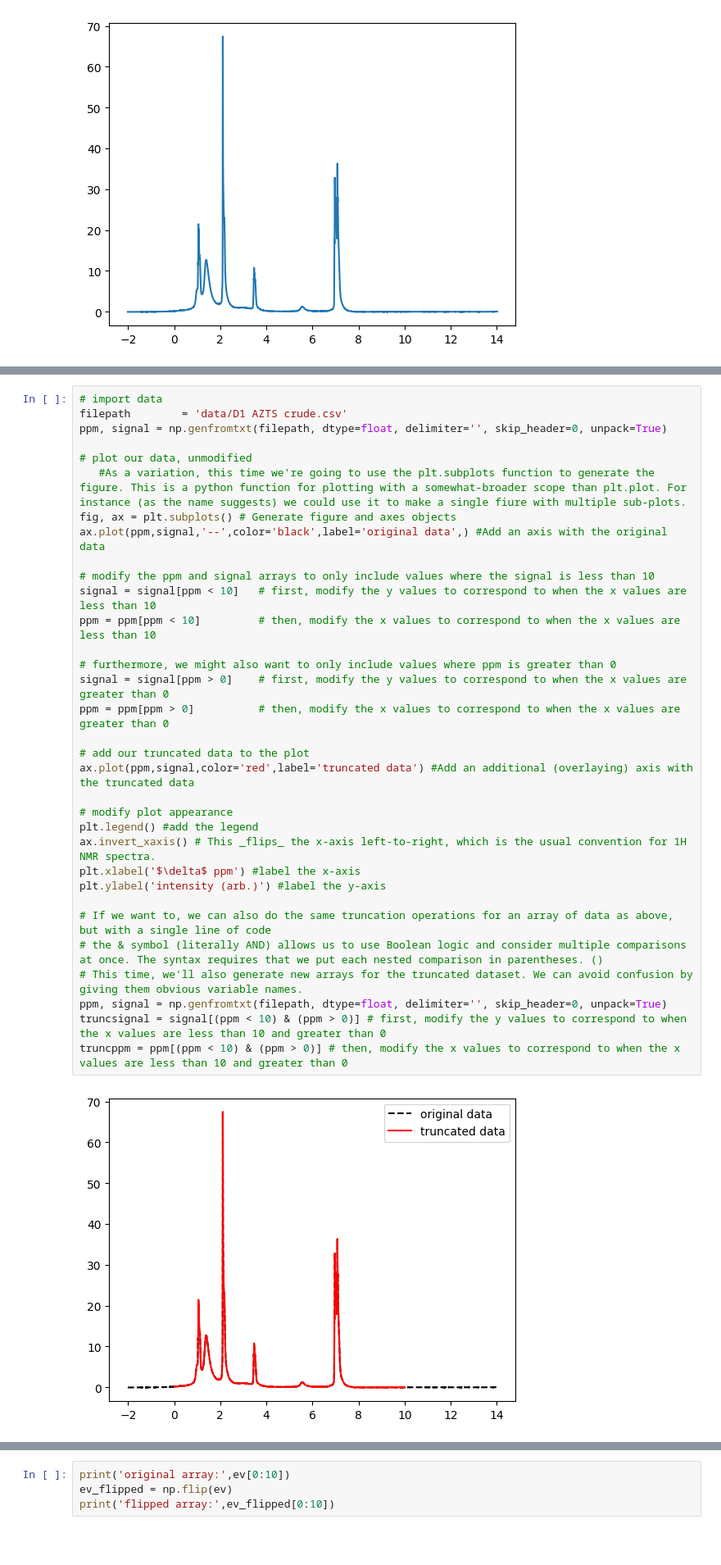
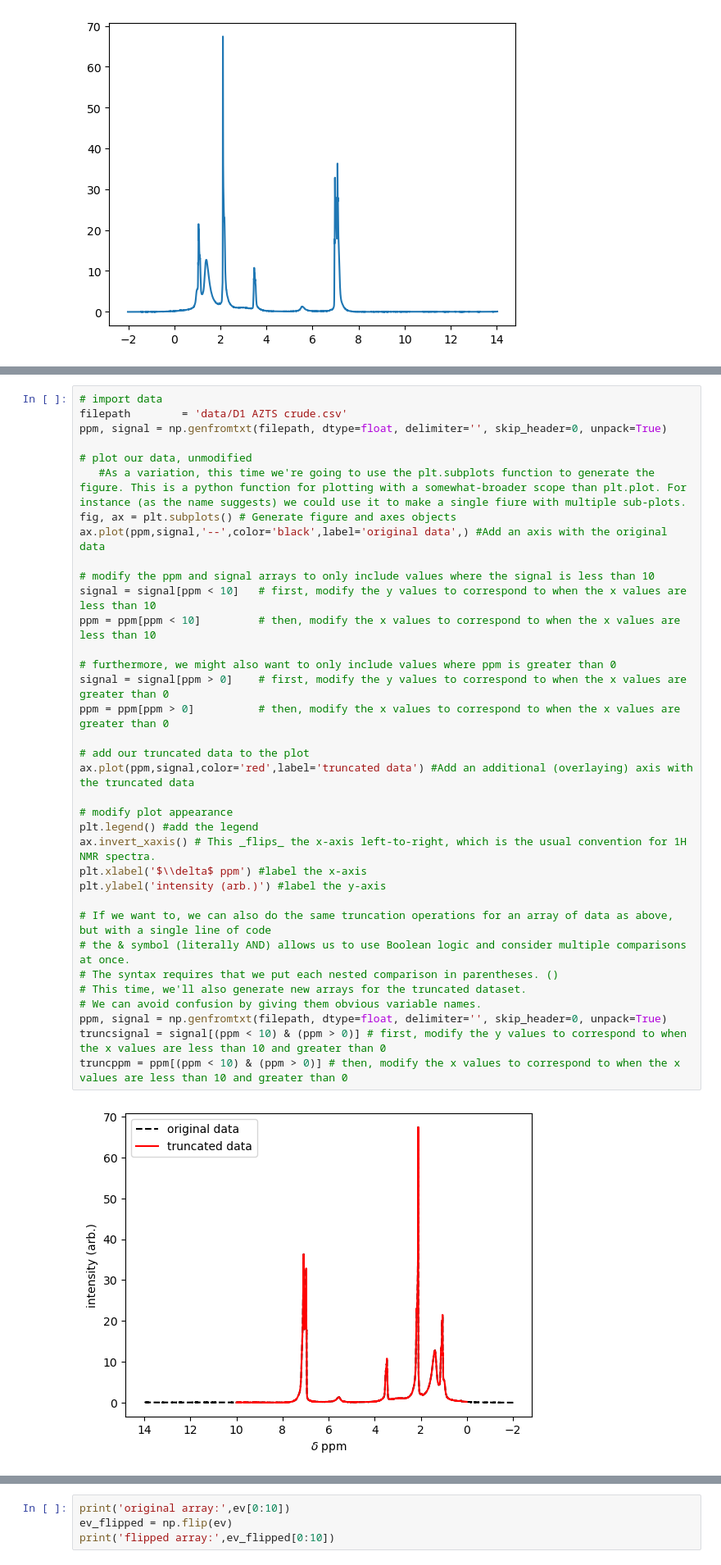
Before and after one commit to Rees9/Py4PhysChem, a Jupyter notebook: ManipulatingData.ipynb, the cells around one changed output, grey strips where cells are left out. Shown at 82% size. Drawn from its saved outputs; the diff is of its cells as text; blank space fills up the shorter version.

```diff
--- a/ManipulatingData.ipynb
+++ b/ManipulatingData.ipynb
@@ -62,37 +62,39 @@ This is useful because we can use this new array of boolean values to modify bot
 # import data
 filepath        = 'data/D1 AZTS crude.csv'
 ppm, signal = np.genfromtxt(filepath, dtype=float, delimiter='', skip_header=0, unpack=True)
 
 # plot our data, unmodified
    #As a variation, this time we're going to use the plt.subplots function to generate the figure. This is a python function for plotting with a somewhat-broader scope than plt.plot. For instance (as the name suggests) we could use it to make a single fiure with multiple sub-plots.
 fig, ax = plt.subplots() # Generate figure and axes objects
 ax.plot(ppm,signal,'--',color='black',label='original data',) #Add an axis with the original data
 
 # modify the ppm and signal arrays to only include values where the signal is less than 10
 signal = signal[ppm < 10]   # first, modify the y values to correspond to when the x values are less than 10
 ppm = ppm[ppm < 10]         # then, modify the x values to correspond to when the x values are less than 10
 
 # furthermore, we might also want to only include values where ppm is greater than 0
 signal = signal[ppm > 0]    # first, modify the y values to correspond to when the x values are greater than 0
 ppm = ppm[ppm > 0]          # then, modify the x values to correspond to when the x values are greater than 0
 
 # add our truncated data to the plot
 ax.plot(ppm,signal,color='red',label='truncated data') #Add an additional (overlaying) axis with the truncated data
 
 # modify plot appearance
 plt.legend() #add the legend
 ax.invert_xaxis() # This _flips_ the x-axis left-to-right, which is the usual convention for 1H NMR spectra.
-plt.xlabel('$\delta$ ppm') #label the x-axis
+plt.xlabel('$\\delta$ ppm') #label the x-axis
 plt.ylabel('intensity (arb.)') #label the y-axis
 
 # If we want to, we can also do the same truncation operations for an array of data as above, but with a single line of code
-# the & symbol (literally AND) allows us to use Boolean logic and consider multiple comparisons at once. The syntax requires that we put each nested comparison in parentheses. ()
-# This time, we'll also generate new arrays for the truncated dataset. We can avoid confusion by giving them obvious variable names.
+# the & symbol (literally AND) allows us to use Boolean logic and consider multiple comparisons at once.
+# The syntax requires that we put each nested comparison in parentheses. ()
+# This time, we'll also generate new arrays for the truncated dataset.
+# We can avoid confusion by giving them obvious variable names.
 ppm, signal = np.genfromtxt(filepath, dtype=float, delimiter='', skip_header=0, unpack=True)
 truncsignal = signal[(ppm < 10) & (ppm > 0)] # first, modify the y values to correspond to when the x values are less than 10 and greater than 0
 truncppm = ppm[(ppm < 10) & (ppm > 0)] # then, modify the x values to correspond to when the x values are less than 10 and greater than 0
 # %% [output]
-[figure, old version]
+[figure, new version]
 # %% [markdown]
 ## Finding peaks: scipy.find_peaks
 
```
Also changed, not shown: parts of 16 cells of this notebook.
